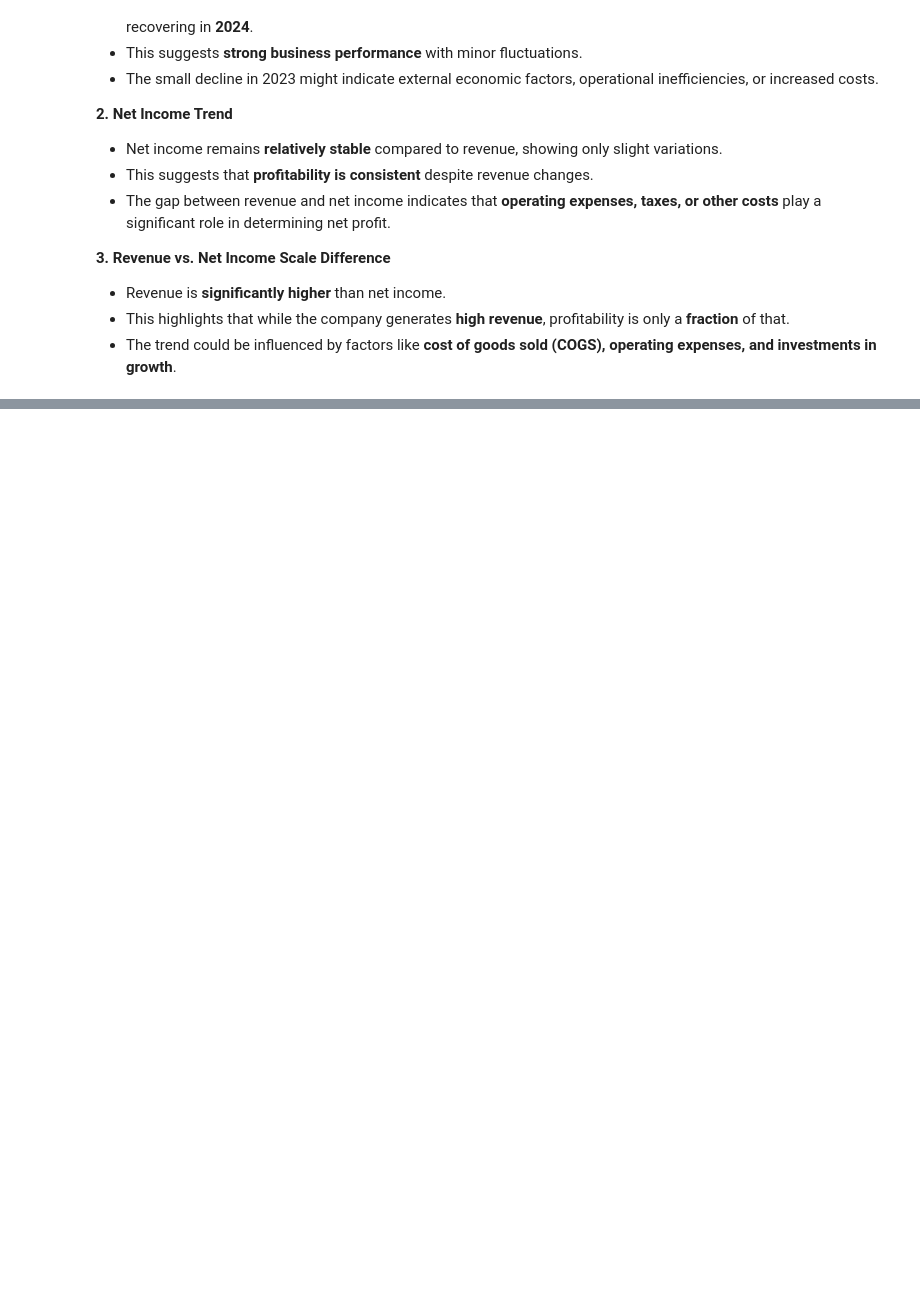
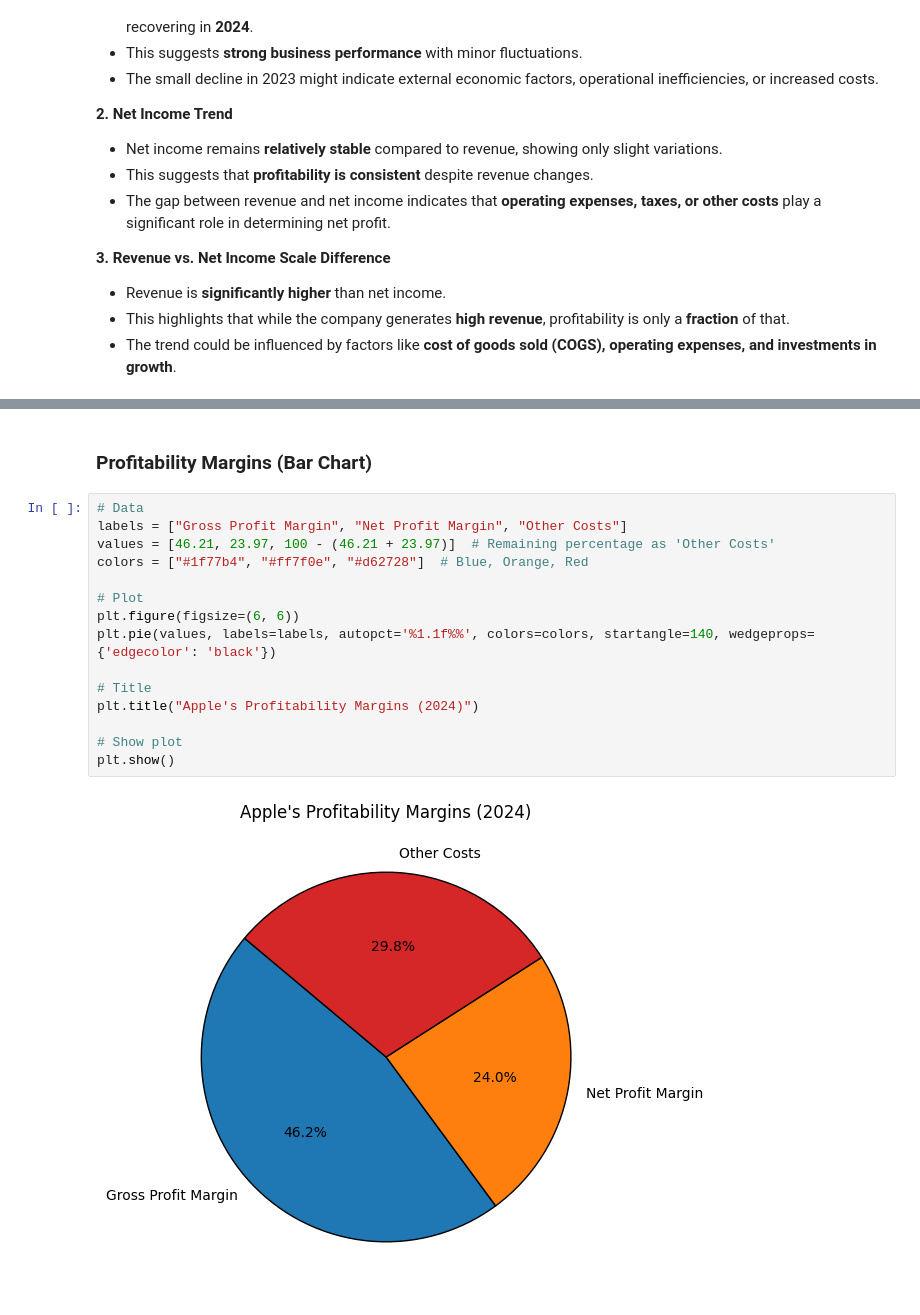
Before and after one commit to bonareri/Financial-Statement-Analysis, a Jupyter notebook: Financial_Statement_Analysis.ipynb, the cells around one changed output, grey strips where cells are left out. Drawn from its saved outputs; the diff is of its cells as text; blank space fills up the shorter version.

```diff
--- a/Financial_Statement_Analysis.ipynb
+++ b/Financial_Statement_Analysis.ipynb
@@ -767,0 +795,19 @@ plt.show()
+# %% [markdown]
+### Profitability Margins (Bar Chart)
+# %%
+# Data
+labels = ["Gross Profit Margin", "Net Profit Margin", "Other Costs"]
+values = [46.21, 23.97, 100 - (46.21 + 23.97)]  # Remaining percentage as 'Other Costs'
+colors = ["#1f77b4", "#ff7f0e", "#d62728"]  # Blue, Orange, Red
+
+# Plot
+plt.figure(figsize=(6, 6))
+plt.pie(values, labels=labels, autopct='%1.1f%%', colors=colors, startangle=140, wedgeprops={'edgecolor': 'black'})
+
+# Title
+plt.title("Apple's Profitability Margins (2024)")
+
+# Show plot
+plt.show()
+# %% [output]
+[figure, added]
```
Also changed, not shown: parts of 5 cells of this notebook.
